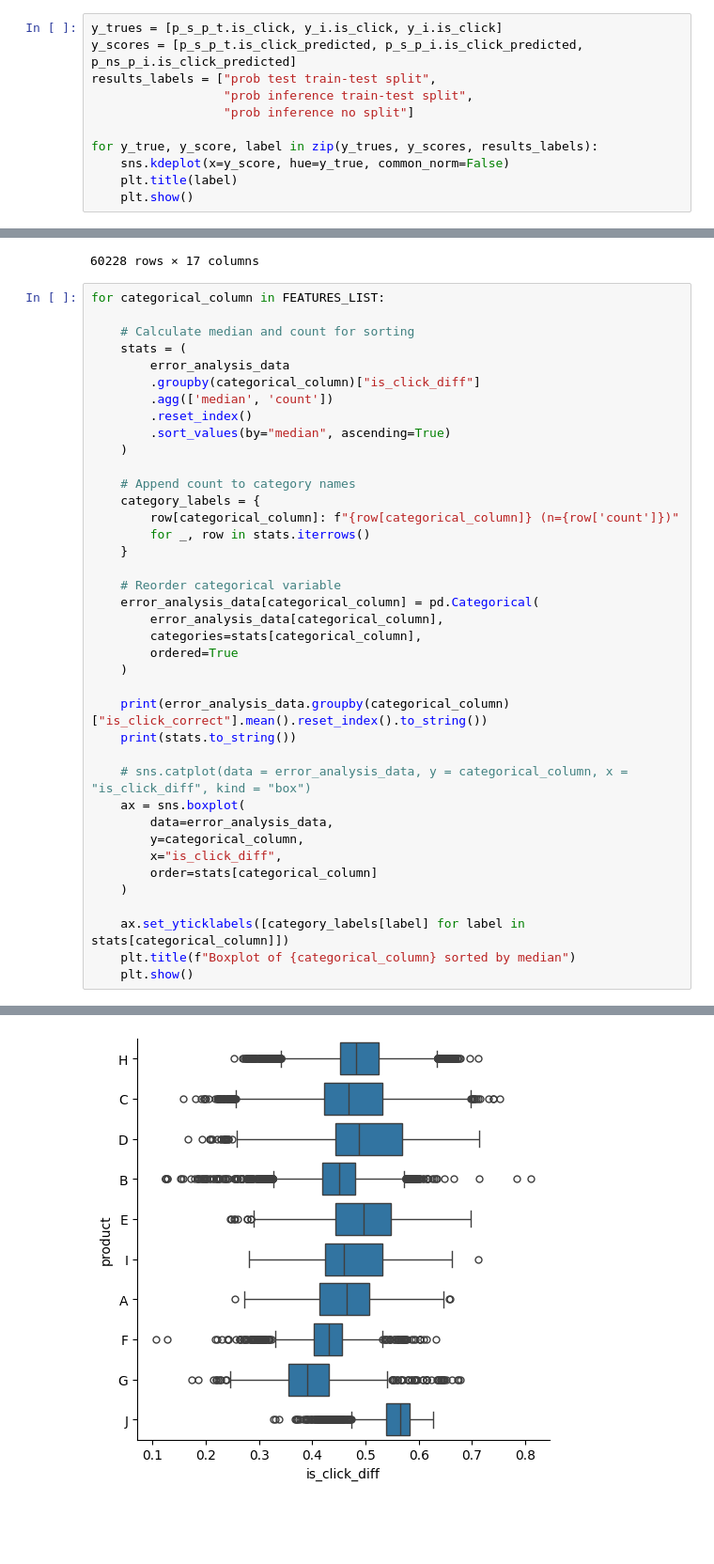
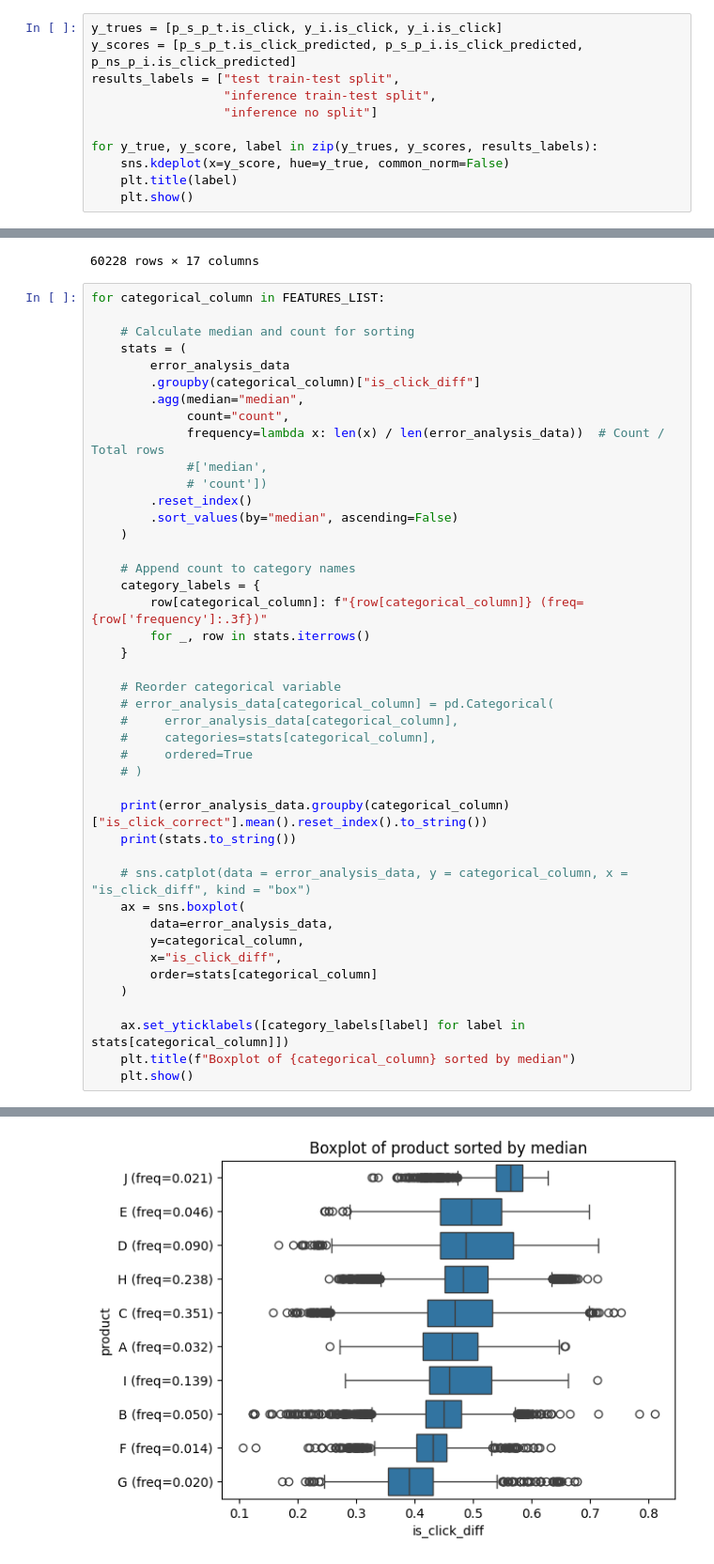
Before and after one commit to OphirTuretz/Y-DATA-Ninjas, a Jupyter notebook: notebooks/error_analysis_ophir.ipynb, the cells around one changed output, grey strips where cells are left out. Shown at 94% size. Saved outputs shown, nothing was run; the diff lists cells and outputs as text; blank space fills up the shorter version.

Commit message:
working on error analysis

```diff
--- a/notebooks/error_analysis_ophir.ipynb
+++ b/notebooks/error_analysis_ophir.ipynb
@@ -208,9 +208,9 @@ for y_true, y_score, label in zip(y_trues[1:], y_scores[1:], results_labels[1:])
 # %%
 y_trues = [p_s_p_t.is_click, y_i.is_click, y_i.is_click]
 y_scores = [p_s_p_t.is_click_predicted, p_s_p_i.is_click_predicted, p_ns_p_i.is_click_predicted]
-results_labels = ["prob test train-test split",
-                  "prob inference train-test split",
-                  "prob inference no split"]
+results_labels = ["test train-test split",
+                  "inference train-test split",
+                  "inference no split"]
 
 for y_true, y_score, label in zip(y_trues, y_scores, results_labels):
     sns.kdeplot(x=y_score, hue=y_true, common_norm=False)
@@ -263,23 +263,27 @@ for categorical_column in FEATURES_LIST:
     stats = (
         error_analysis_data
         .groupby(categorical_column)["is_click_diff"]
-        .agg(['median', 'count'])
+        .agg(median="median",
+             count="count",
+             frequency=lambda x: len(x) / len(error_analysis_data))  # Count / Total rows
+             #['median',
+             # 'count'])
         .reset_index()
-        .sort_values(by="median", ascending=True)
+        .sort_values(by="median", ascending=False)
     )
 
     # Append count to category names
     category_labels = {
-        row[categorical_column]: f"{row[categorical_column]} (n={row['count']})"
+        row[categorical_column]: f"{row[categorical_column]} (freq={row['frequency']:.3f})"
         for _, row in stats.iterrows()
     }
 
     # Reorder categorical variable
-    error_analysis_data[categorical_column] = pd.Categorical(
-        error_analysis_data[categorical_column],
-        categories=stats[categorical_column],
-        ordered=True
-    )
+    # error_analysis_data[categorical_column] = pd.Categorical(
+    #     error_analysis_data[categorical_column],
+    #     categories=stats[categorical_column],
+    #     ordered=True
+    # )
 
     print(error_analysis_data.groupby(categorical_column)["is_click_correct"].mean().reset_index().to_string())
     print(stats.to_string())
@@ -310,4 +320,4 @@ for categorical_column in FEATURES_LIST:
-[figure, old version]
+[figure, new version]
   campaign_id  is_click_correct
 0      105960          0.592035
 1      118601          0.772298
```
Also changed, not shown: parts of 2 cells of this notebook.
